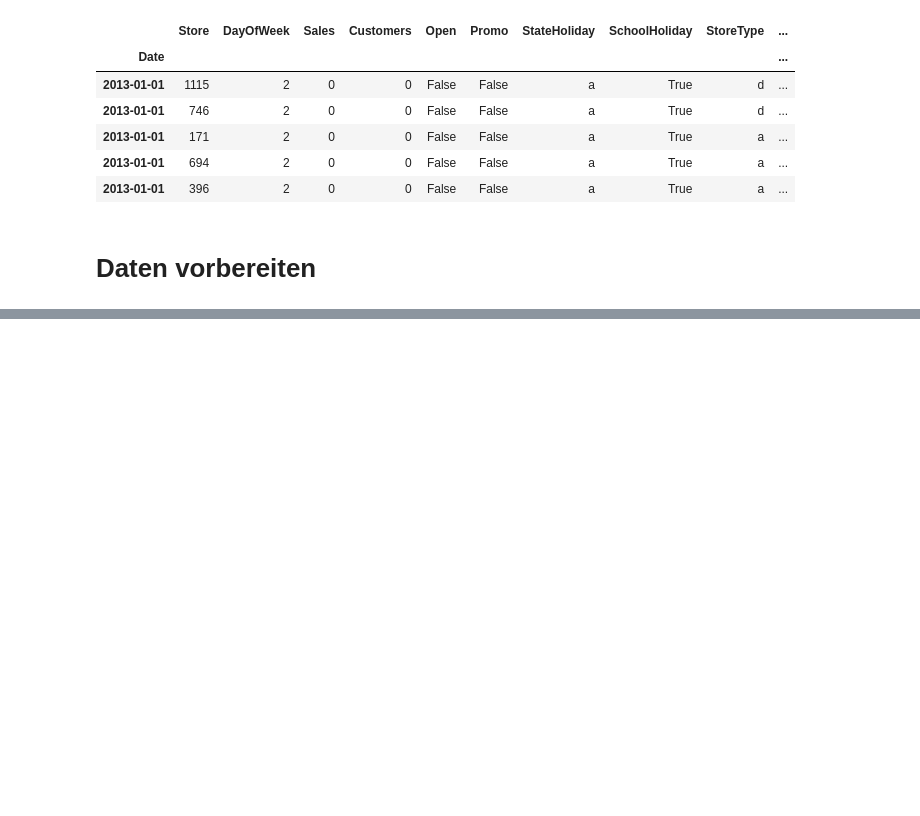
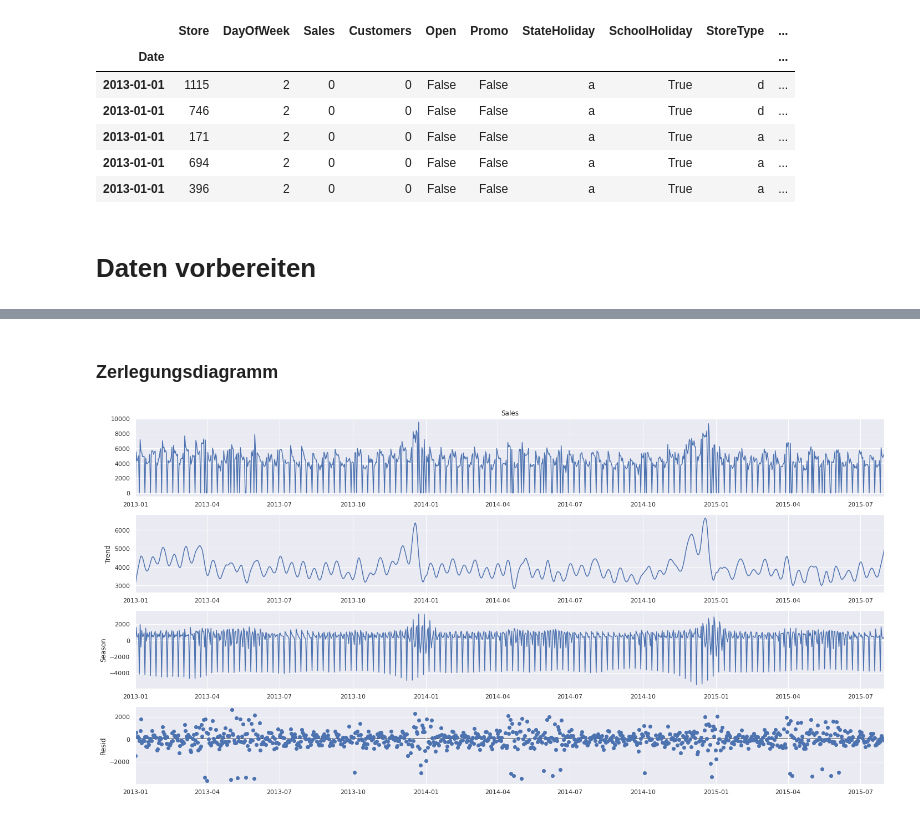
Before and after one commit to schemm/forecasting, a Jupyter notebook: RossmannStoreSales.ipynb, the cells around one changed output, grey strips where cells are left out. Drawn from its saved outputs; the diff is of its cells as text; code cells hidden in the pictures; blank space fills up the shorter version.

```diff
--- a/RossmannStoreSales.ipynb
+++ b/RossmannStoreSales.ipynb
@@ -717,0 +159,12 @@ display(data[data.StateHoliday_Christmas == 1])
+# %% [markdown]
+### Zerlegungsdiagramm
+# %%
+from statsmodels.tsa.seasonal import STL
+
+data = demand[demand.Store == 1]
+
+decompose = STL(data['Sales']).fit()
+decompose.plot()
+plt.show()
+# %% [output]
+[figure, added]
```
Also changed, not shown: parts of 63 cells of this notebook.
